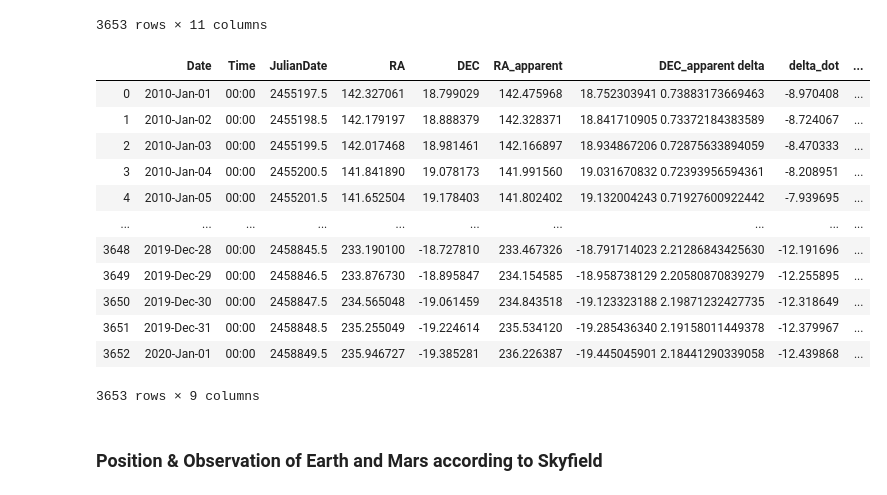
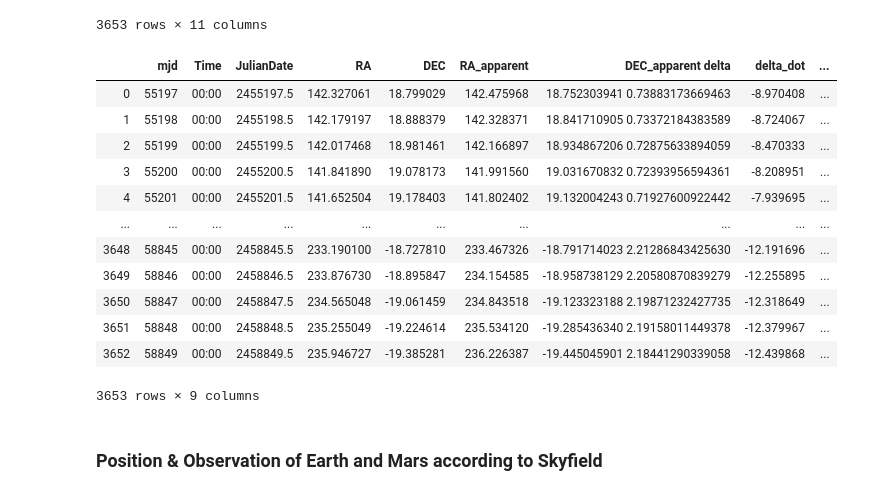
Before and after one commit to memanuel/kepler-sieve, a Jupyter notebook: src/RA_DEC_series.ipynb, the cells around one changed output. Saved outputs shown, nothing was run; the diff lists cells and outputs as text; code cells hidden in the pictures.

```diff
--- a/src/RA_DEC_mars_series.ipynb
+++ b/src/RA_DEC_series.ipynb
@@ -77,22 +72,24 @@ df_mars
 # %%
 # Load the JPL RA and DEC for Mars as fixed width file
 df_obs = pd.read_fwf('../data/jpl/testing/observe-mars-earth-geocenter.txt')
+# Add column for mjd
+df_obs = add_mjd_col(df_obs)
 
 # Display the dataframe
 df_obs
 # %% [output]
-|  | Date | Time | JulianDate | RA | DEC | RA_apparent | DEC_apparent delta | delta_dot | ... |
-| 0 | 2010-Jan-01 | 00:00 | 2455197.5 | 142.327061 | 18.799029 | 142.475968 | 18.752303941 0.73883173669463 | -8.970408 | ... |
-| 1 | 2010-Jan-02 | 00:00 | 2455198.5 | 142.179197 | 18.888379 | 142.328371 | 18.841710905 0.73372184383589 | -8.724067 | ... |
-| 2 | 2010-Jan-03 | 00:00 | 2455199.5 | 142.017468 | 18.981461 | 142.166897 | 18.934867206 0.72875633894059 | -8.470333 | ... |
-| 3 | 2010-Jan-04 | 00:00 | 2455200.5 | 141.841890 | 19.078173 | 141.991560 | 19.031670832 0.72393956594361 | -8.208951 | ... |
-| 4 | 2010-Jan-05 | 00:00 | 2455201.5 | 141.652504 | 19.178403 | 141.802402 | 19.132004243 0.71927600922442 | -7.939695 | ... |
+|  | mjd | Time | JulianDate | RA | DEC | RA_apparent | DEC_apparent delta | delta_dot | ... |
+| 0 | 55197 | 00:00 | 2455197.5 | 142.327061 | 18.799029 | 142.475968 | 18.752303941 0.73883173669463 | -8.970408 | ... |
+| 1 | 55198 | 00:00 | 2455198.5 | 142.179197 | 18.888379 | 142.328371 | 18.841710905 0.73372184383589 | -8.724067 | ... |
+| 2 | 55199 | 00:00 | 2455199.5 | 142.017468 | 18.981461 | 142.166897 | 18.934867206 0.72875633894059 | -8.470333 | ... |
+| 3 | 55200 | 00:00 | 2455200.5 | 141.841890 | 19.078173 | 141.991560 | 19.031670832 0.72393956594361 | -8.208951 | ... |
+| 4 | 55201 | 00:00 | 2455201.5 | 141.652504 | 19.178403 | 141.802402 | 19.132004243 0.71927600922442 | -7.939695 | ... |
 | ... | ... | ... | ... | ... | ... | ... | ... | ... | ... |
-| 3648 | 2019-Dec-28 | 00:00 | 2458845.5 | 233.190100 | -18.727810 | 233.467326 | -18.791714023 2.21286843425630 | -12.191696 | ... |
-| 3649 | 2019-Dec-29 | 00:00 | 2458846.5 | 233.876730 | -18.895847 | 234.154585 | -18.958738129 2.20580870839279 | -12.255895 | ... |
-| 3650 | 2019-Dec-30 | 00:00 | 2458847.5 | 234.565048 | -19.061459 | 234.843518 | -19.123323188 2.19871232427735 | -12.318649 | ... |
-| 3651 | 2019-Dec-31 | 00:00 | 2458848.5 | 235.255049 | -19.224614 | 235.534120 | -19.285436340 2.19158011449378 | -12.379967 | ... |
-| 3652 | 2020-Jan-01 | 00:00 | 2458849.5 | 235.946727 | -19.385281 | 236.226387 | -19.445045901 2.18441290339058 | -12.439868 | ... |
+| 3648 | 58845 | 00:00 | 2458845.5 | 233.190100 | -18.727810 | 233.467326 | -18.791714023 2.21286843425630 | -12.191696 | ... |
+| 3649 | 58846 | 00:00 | 2458846.5 | 233.876730 | -18.895847 | 234.154585 | -18.958738129 2.20580870839279 | -12.255895 | ... |
+| 3650 | 58847 | 00:00 | 2458847.5 | 234.565048 | -19.061459 | 234.843518 | -19.123323188 2.19871232427735 | -12.318649 | ... |
+| 3651 | 58848 | 00:00 | 2458848.5 | 235.255049 | -19.224614 | 235.534120 | -19.285436340 2.19158011449378 | -12.379967 | ... |
+| 3652 | 58849 | 00:00 | 2458849.5 | 235.946727 | -19.385281 | 236.226387 | -19.445045901 2.18441290339058 | -12.439868 | ... |
 3653 rows × 9 columns
 # %%
 # Extract position and velocity of earth from df_earth
```
Also changed, not shown: parts of 17 cells of this notebook, 1 other file.
